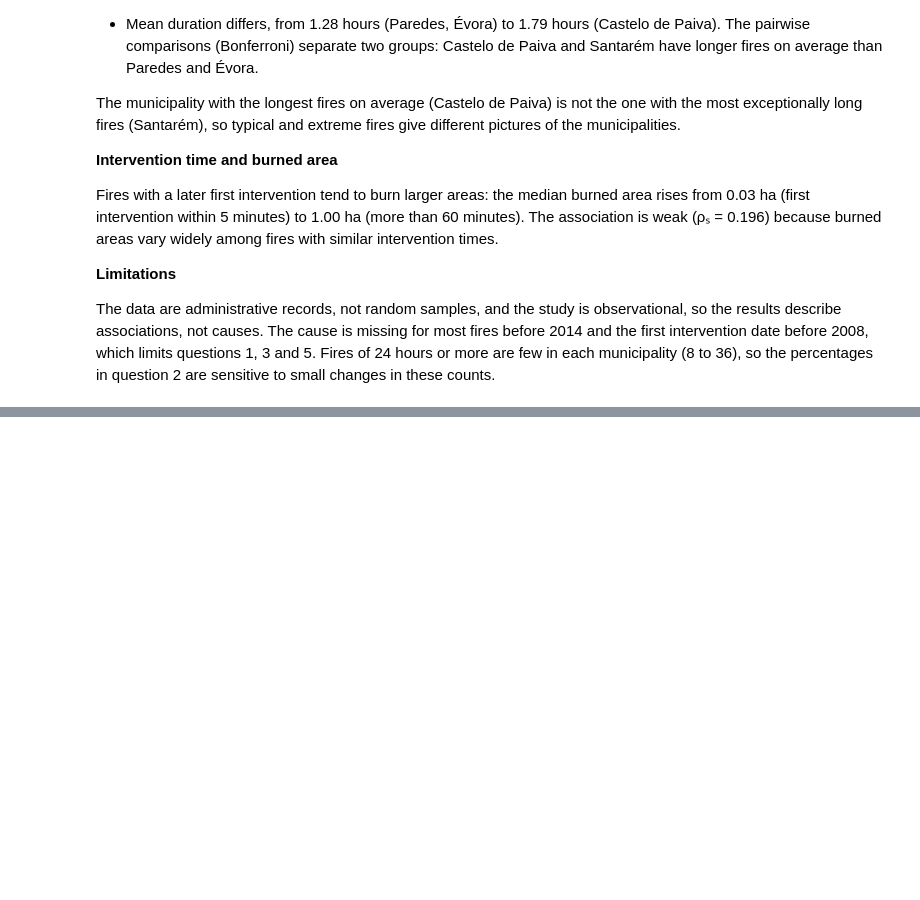
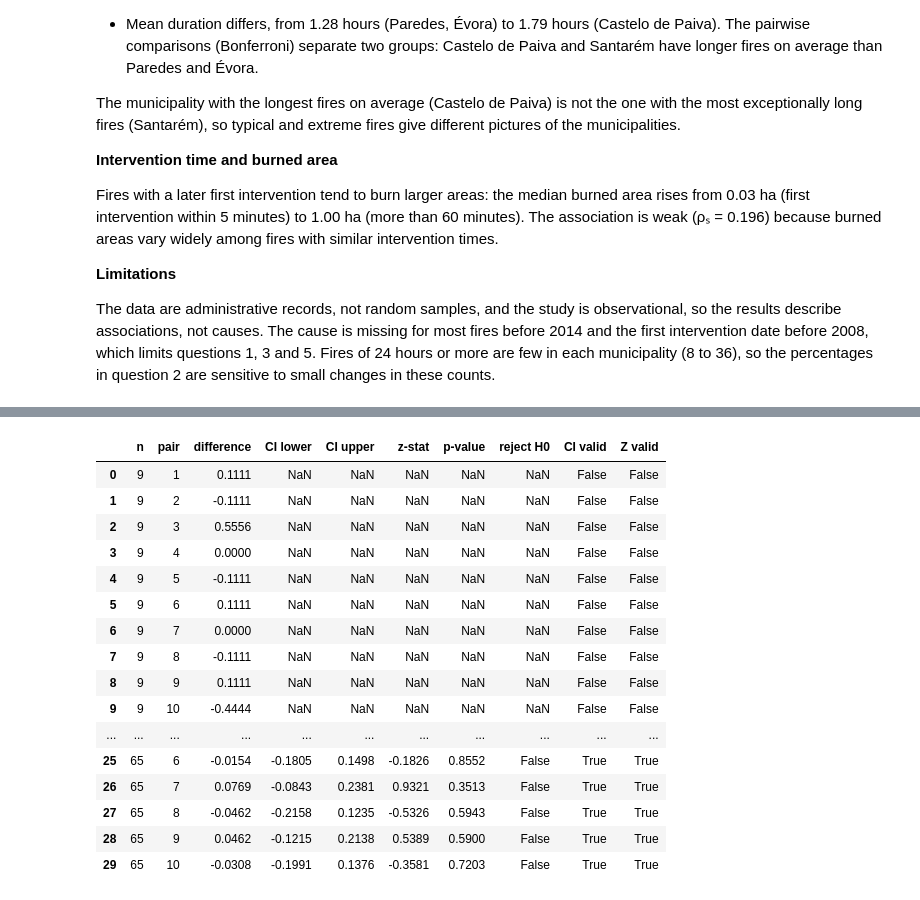
Before and after one commit to KevinSalgado/Statistics_Project, a Jupyter notebook: Data_Preparation_and_Visualization.ipynb, the cells around one changed output, grey strips where cells are left out. Drawn from its saved outputs; the diff is of its cells as text; code cells hidden in the pictures; blank space fills up the shorter version.

```diff
--- a/Data_Preparation_and_Visualization.ipynb
+++ b/Data_Preparation_and_Visualization.ipynb
@@ -2316,0 +2420,63 @@ are sensitive to small changes in these counts.
+# %%
+# TWO PROPORTIONS
+
+assert analysis == "proportions"
+rows = []
+for size, pair, a, b in samples:
+    x = (a[outcome_col] == success).astype(int)
+    y = (b[outcome_col] == success).astype(int)
+
+    # Success counts, sample sizes, proportions
+    n1, n2 = len(x), len(y)
+    x1, x2 = x.sum(), y.sum()
+    p1, p2 = x1 / n1, x2 / n2
+    diff = p1 - p2
+
+    # Conf. Interval: UNPOOLED standard error
+    SE_CI = np.sqrt(p1*(1-p1)/n1 + p2*(1-p2)/n2)
+    z_crit = norm.ppf(1-alpha/2)  # two sided
+    ci_ok = min(x1, n1-x1, x2, n2-x2) >= 10
+    lower = diff - z_crit * SE_CI if ci_ok else np.nan
+    upper = diff + z_crit * SE_CI if ci_ok else np.nan
+
+    # Test H0: p1 = p2: POOLED standard error
+    p_pool = (x1 + x2) / (n1 + n2)
+    test_ok = min(n1*p_pool, n1*(1-p_pool),
+                  n2*p_pool, n2*(1-p_pool)) >= 10
+    if test_ok:
+        SE_test = np.sqrt(p_pool*(1-p_pool)*(1/n1 + 1/n2))
+        Z = (diff - 0) / SE_test
+        if alternative == "greater":
+            p_value = norm.sf(Z)  # = 1 - cdf...
+        elif alternative == "less":
+            p_value = norm.cdf(Z)
+        else:
+            p_value = 2 * norm.sf(abs(Z))
+        reject = p_value < alpha
+    else:
+        Z, p_value, reject = np.nan, np.nan, np.nan
+
+    rows.append([size, pair, diff, lower, upper, Z, p_value,
+                 reject, ci_ok, test_ok])
+
+results = pd.DataFrame(rows, columns=["n", "pair", "difference", "CI lower", "CI upper",
+                                       "z-stat", "p-value", "reject H0", "CI valid", "Z valid"])
+display(results.round(4))
+# %% [output]
+|  | n | pair | difference | CI lower | CI upper | z-stat | p-value | reject H0 | CI valid | Z valid |
+| 0 | 9 | 1 | 0.1111 | NaN | NaN | NaN | NaN | NaN | False | False |
+| 1 | 9 | 2 | -0.1111 | NaN | NaN | NaN | NaN | NaN | False | False |
+| 2 | 9 | 3 | 0.5556 | NaN | NaN | NaN | NaN | NaN | False | False |
+| 3 | 9 | 4 | 0.0000 | NaN | NaN | NaN | NaN | NaN | False | False |
+| 4 | 9 | 5 | -0.1111 | NaN | NaN | NaN | NaN | NaN | False | False |
+| 5 | 9 | 6 | 0.1111 | NaN | NaN | NaN | NaN | NaN | False | False |
+| 6 | 9 | 7 | 0.0000 | NaN | NaN | NaN | NaN | NaN | False | False |
+| 7 | 9 | 8 | -0.1111 | NaN | NaN | NaN | NaN | NaN | False | False |
+| 8 | 9 | 9 | 0.1111 | NaN | NaN | NaN | NaN | NaN | False | False |
+| 9 | 9 | 10 | -0.4444 | NaN | NaN | NaN | NaN | NaN | False | False |
+| ... | ... | ... | ... | ... | ... | ... | ... | ... | ... | ... |
+| 25 | 65 | 6 | -0.0154 | -0.1805 | 0.1498 | -0.1826 | 0.8552 | False | True | True |
+| 26 | 65 | 7 | 0.0769 | -0.0843 | 0.2381 | 0.9321 | 0.3513 | False | True | True |
+| 27 | 65 | 8 | -0.0462 | -0.2158 | 0.1235 | -0.5326 | 0.5943 | False | True | True |
+| 28 | 65 | 9 | 0.0462 | -0.1215 | 0.2138 | 0.5389 | 0.5900 | False | True | True |
+| 29 | 65 | 10 | -0.0308 | -0.1991 | 0.1376 | -0.3581 | 0.7203 | False | True | True |
```
Also changed, not shown: parts of 8 cells of this notebook, 1 other file.
